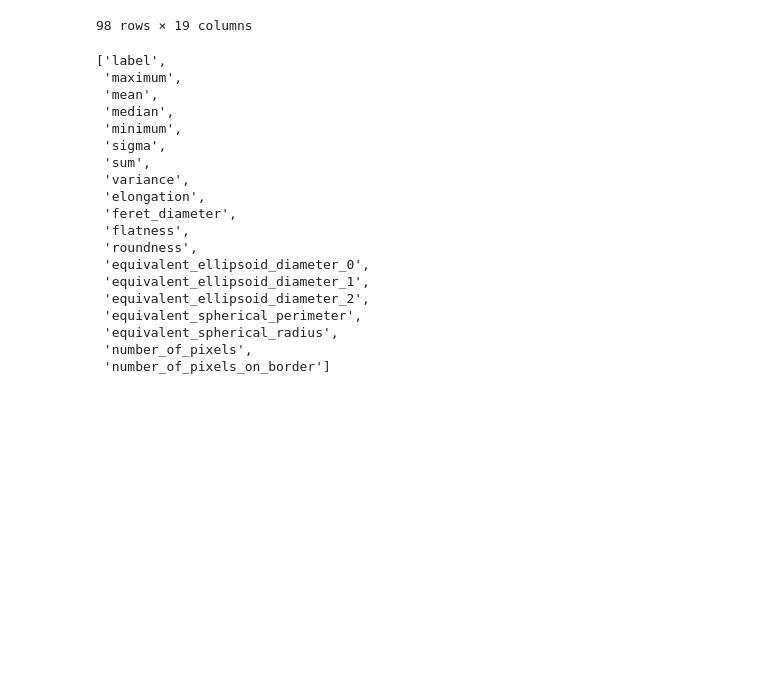
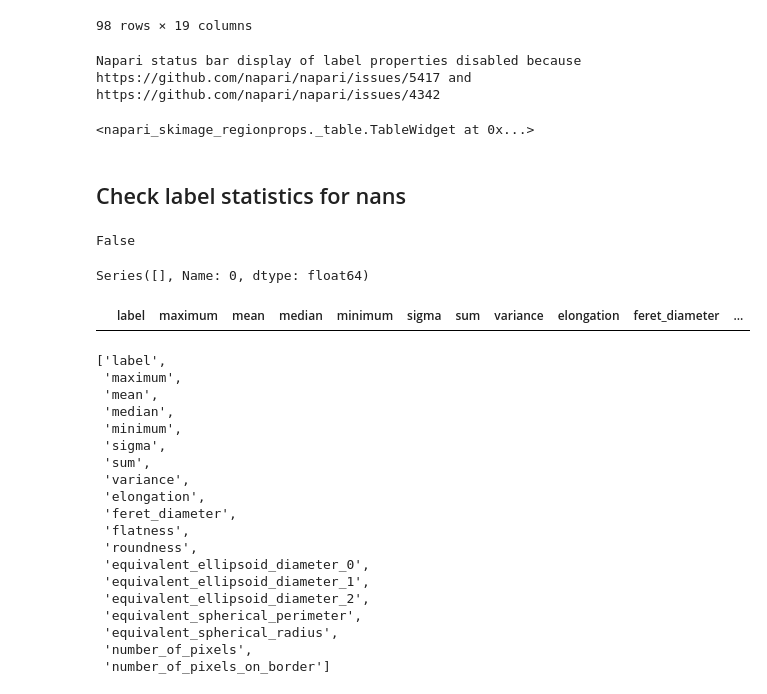
Before and after one commit to jqwhite/quail, a Jupyter notebook: Segmentation_01_intel.ipynb, the cells around one changed output. Saved outputs shown, nothing was run; the diff lists cells and outputs as text; code cells hidden in the pictures; blank space fills up the shorter version.

```diff
--- a/Segmentation_01.ipynb
+++ b/Segmentation_01_intel.ipynb
@@ -87,15 +116,15 @@ WARNING: Could not find virtual screen for QCocoaScreen(0x6000030b6800, "", QRec
 # %%
-lmsw_3d = nsbatwm.local_minima_seeded_watershed(image1_s, 25.0*zoom, 5.0*zoom)
+lmsw_3d = nsbatwm.local_minima_seeded_watershed(scaled_stack, 25.0*zoom, 5.0*zoom)
 # %%
 # lmsw_labels = viewer_3d.add_labels(lmsw_3d)
 # %%
 # exclude labels on the edge of the stack
-image1_eloe = cle.exclude_labels_on_edges(lmsw_3d)
+exclude_labels_on_edges = cle.exclude_labels_on_edges(lmsw_3d)
 # viewer.add_labels(
-#     image1_eloe, name='Result of exclude_labels_on_edges (clesperanto)')
+#     exclude_labels_on_edges, name='Result of exclude_labels_on_edges (clesperanto)')
 # %%
 # exclude small labels
-image2_esl = cle.exclude_small_labels(image1_eloe, None, 100.0) # base small on zoom in future
+exclude_small_labels = cle.exclude_small_labels(exclude_labels_on_edges, None, 100.0) # base small on zoom in future
 # viewer.add_labels(
-#     image2_esl, name='Result of exclude_small_labels (clesperanto)')
+#     exclude_small_labels, name='Result of exclude_small_labels (clesperanto)')
 # %%
@@ -115,5 +162,7 @@ cle.available_device_names()
 # %%
-statistics = label_statistics(image1_s, image2_esl,
+# cannot get label_statistics from napari_simpleitk_image_processing to run on M1 mac
+
+statistics = label_statistics(scaled_stack, exclude_small_labels,
                               intensity=True,
                               size=True,
                               shape=True,
@@ -142,6 +210,18 @@ Napari status bar display of label properties disabled because https://github.co
 | 97 | 98 | 189.0 | 30.352631 | 26.189453 | 0.0 | 23.818643 | 1369966.0 | 567.327769 | 1.793112 | 77.110311 | ... |
 98 rows × 19 columns
 # %%
-# nsr.add_table(labels_3d_layer, viewer_3d)
+nsr.add_table(labels_3d_layer, viewer_3d)
+# %% [output]
+Napari status bar display of label properties disabled because https://github.com/napari/napari/issues/5417 and https://github.com/napari/napari/issues/4342
+<napari_skimage_regionprops._table.TableWidget at 0x...>
+# %% [markdown]
+## Check label statistics for nans ##
 # %%
-# df.isna().values.any()
+label_statistics_df.isna().values.any()
+# %% [output]
+False
+# %%
+row0 = label_statistics_df.iloc[0]
+row0[row0.isna()]
+# %% [output]
+Series([], Name: 0, dtype: float64)
@@ -148,3 +231,7 @@ Napari status bar display of label properties disabled because https://github.co
+# %%
+label_statistics_df[label_statistics_df.isna().any(axis=1)]
+# %% [output]
+|  | label | maximum | mean | median | minimum | sigma | sum | variance | elongation | feret_diameter | ... |
 # %%
 list(label_statistics_df.columns)
 # %% [output]
```
Also changed, not shown: parts of 29 cells of this notebook, 3 other files.
